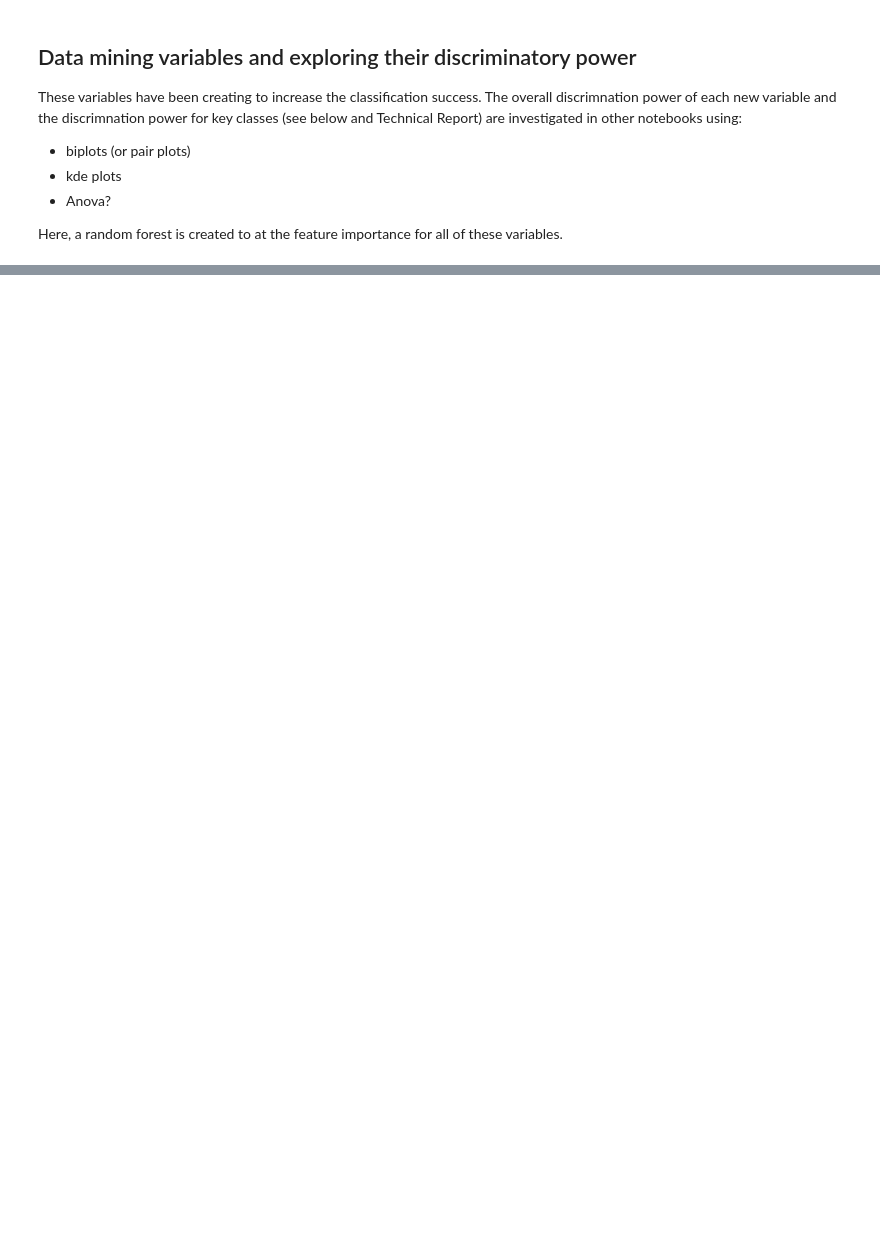
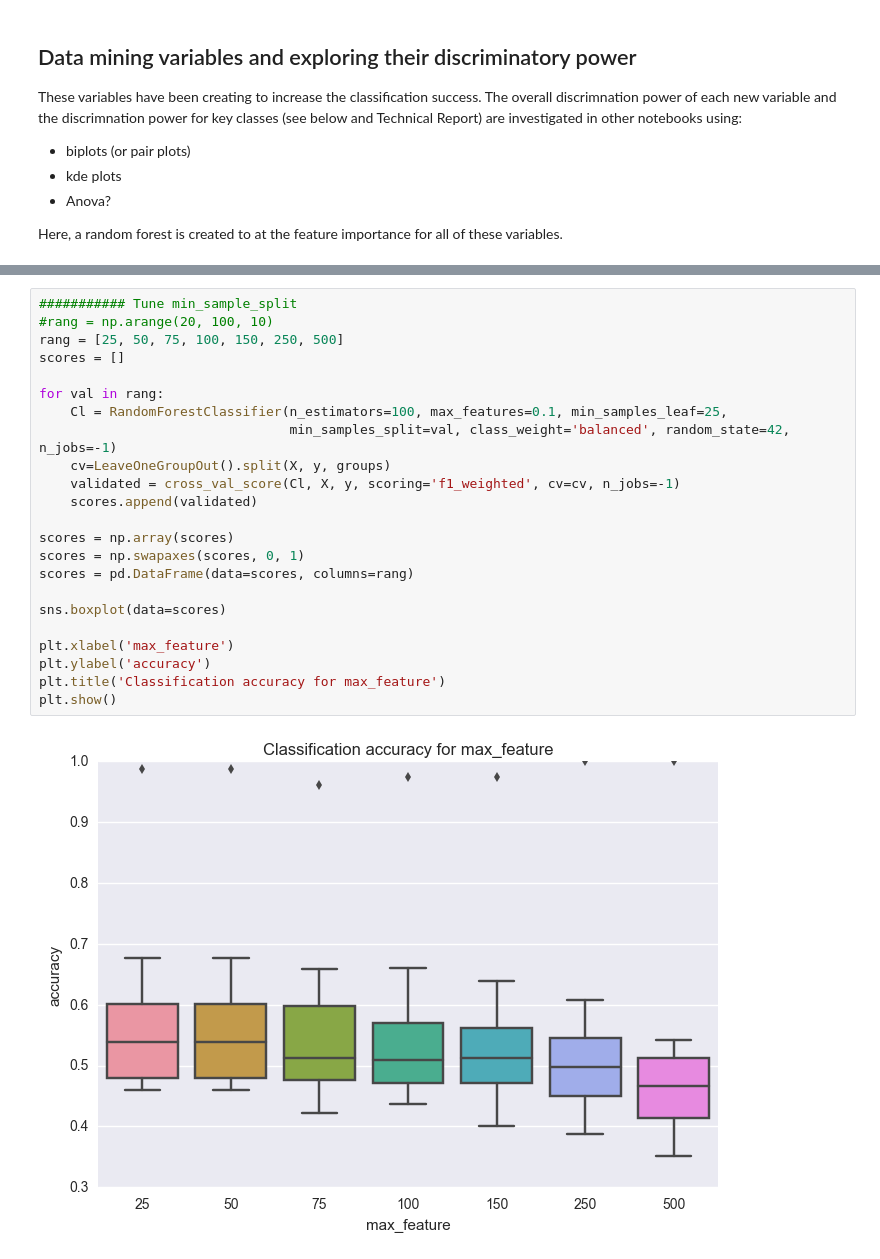
Before and after one commit to lperozzi/2016-ml-contest_liamlearn, a Jupyter notebook: Feature_engineering_data_mining_all_variables_together.ipynb, the cells around one changed output, grey strips where cells are left out. Cells and saved outputs as stored; diff of their text form; blank space fills up the shorter version.

```diff
--- a/Feature_engineering_data_mining_all_variables_together.ipynb
+++ b/Feature_engineering_data_mining_all_variables_together.ipynb
@@ -489,0 +729,25 @@ print (CV)
+# %%
+########### Tune min_sample_split
+#rang = np.arange(20, 100, 10)
+rang = [25, 50, 75, 100, 150, 250, 500]
+scores = []
+
+for val in rang:
+    Cl = RandomForestClassifier(n_estimators=100, max_features=0.1, min_samples_leaf=25,
+                                min_samples_split=val, class_weight='balanced', random_state=42, n_jobs=-1)
+    cv=LeaveOneGroupOut().split(X, y, groups)
+    validated = cross_val_score(Cl, X, y, scoring='f1_weighted', cv=cv, n_jobs=-1)
+    scores.append(validated)
+
+scores = np.array(scores)
+scores = np.swapaxes(scores, 0, 1)
+scores = pd.DataFrame(data=scores, columns=rang)
+
+sns.boxplot(data=scores)
+
+plt.xlabel('max_feature')
+plt.ylabel('accuracy')
+plt.title('Classification accuracy for max_feature')
+plt.show()
+# %% [output]
+[figure, added]
```
Also changed, not shown: parts of 19 cells of this notebook, 10 other files.
